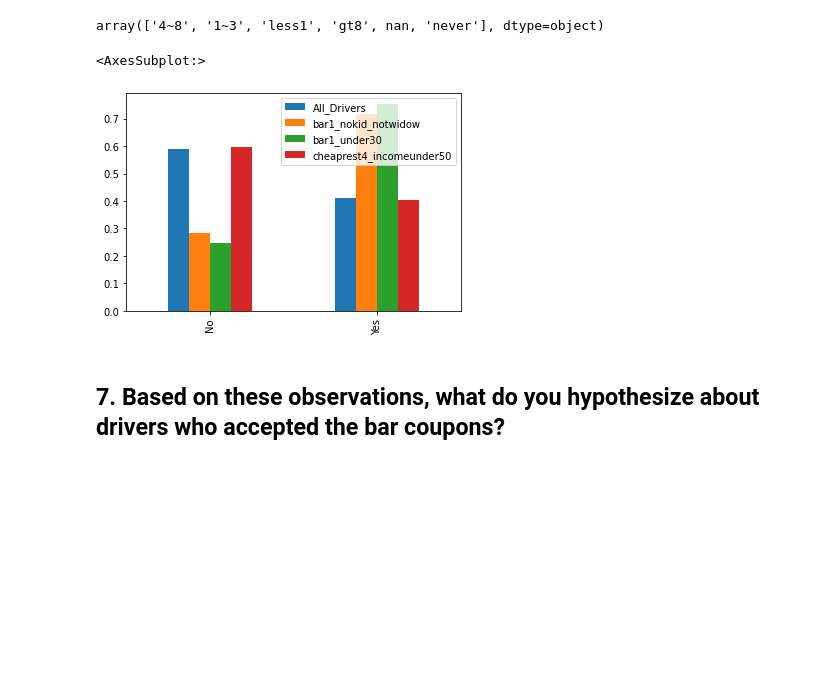
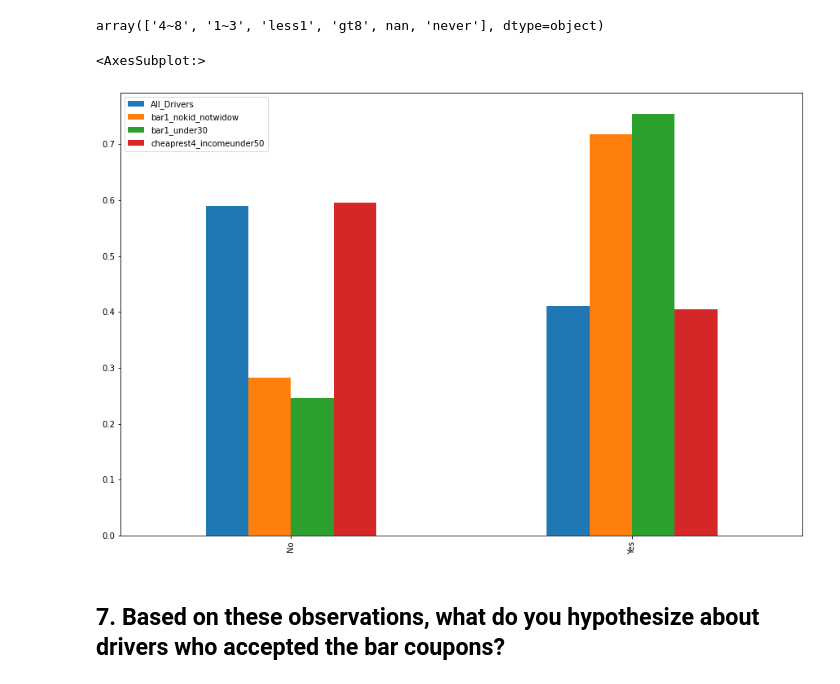
Before and after one commit to coachtech/BE_MLAI_LSTERN, a Jupyter notebook: Prompt_5_Leo_Stern.ipynb, the cells around one changed output. Drawn from its saved outputs; the diff is of its cells as text; code cells hidden in the pictures; blank space fills up the shorter version.

```diff
--- a/Prompt_5_Leo_Stern.ipynb
+++ b/Prompt_5_Leo_Stern.ipynb
@@ -611,14 +613,14 @@ array(['4~8', '1~3', 'less1', 'gt8', nan, 'never'], dtype=object)
 # %%
 # create and plot one dataframe from info needed
 graph_df_ratio3 = bar_coupons['accepting_coupon'].value_counts(normalize = True).rename('All_Drivers').to_frame() \
             .join(bar1_nokid_notwidow['accepting_coupon'].value_counts(normalize = True).rename('bar1_nokid_notwidow').to_frame()) \
             .join(bar1_under30['accepting_coupon'].value_counts(normalize = True).rename('bar1_under30').to_frame()) \
             .join(cheaprest4_incomeunder50['accepting_coupon'].value_counts(normalize = True).rename('cheaprest4_incomeunder50').to_frame())
 
-graph_df_ratio3.plot(kind = 'bar')
+graph_df_ratio3.plot(kind = 'bar', figsize = (15,10))
 # %% [output]
 <AxesSubplot:>
-[figure, old version]
+[figure, new version]
 # %% [markdown]
 ## 7.  Based on these observations, what do you hypothesize about drivers who accepted the bar coupons?
 # %% [markdown]
```
Also changed, not shown: parts of 4 cells of this notebook.
